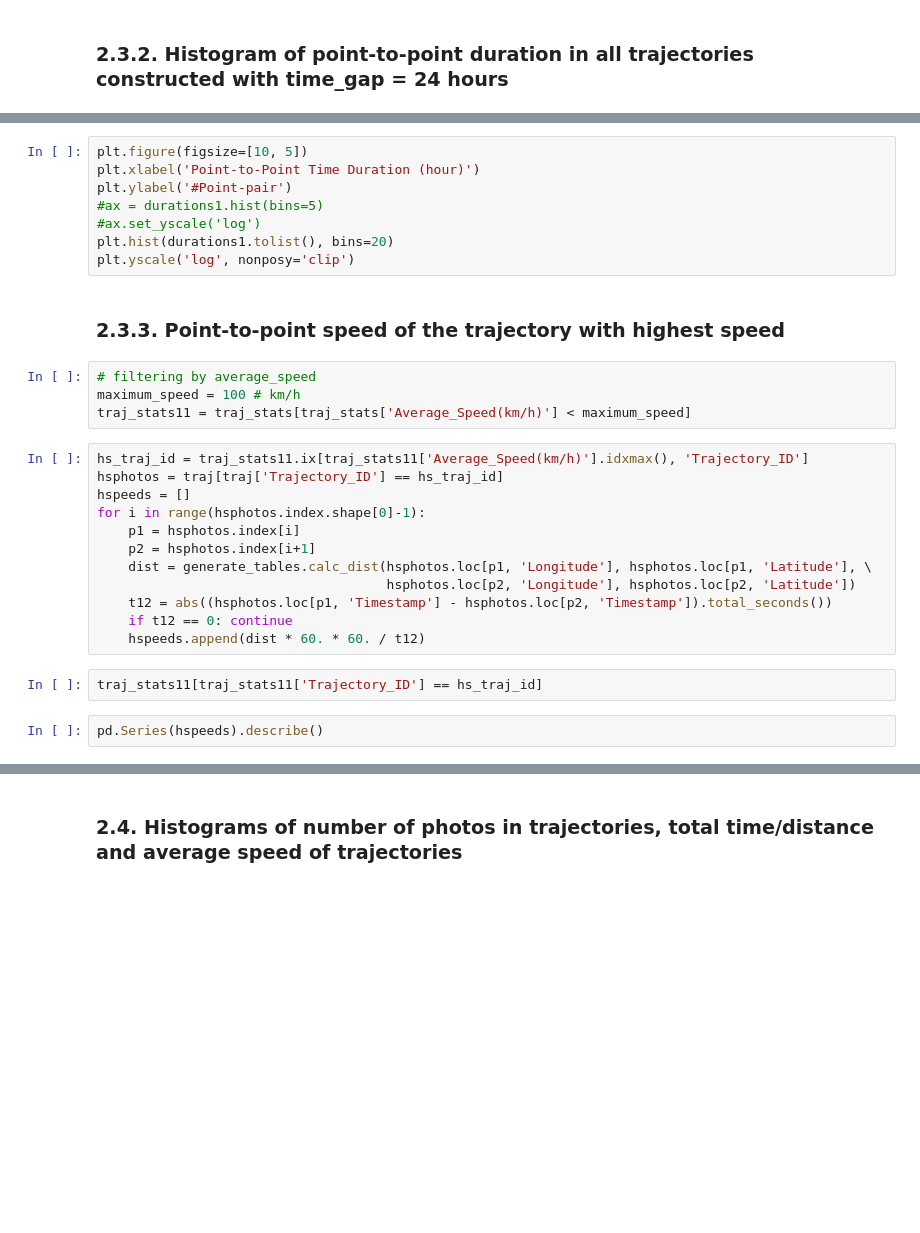
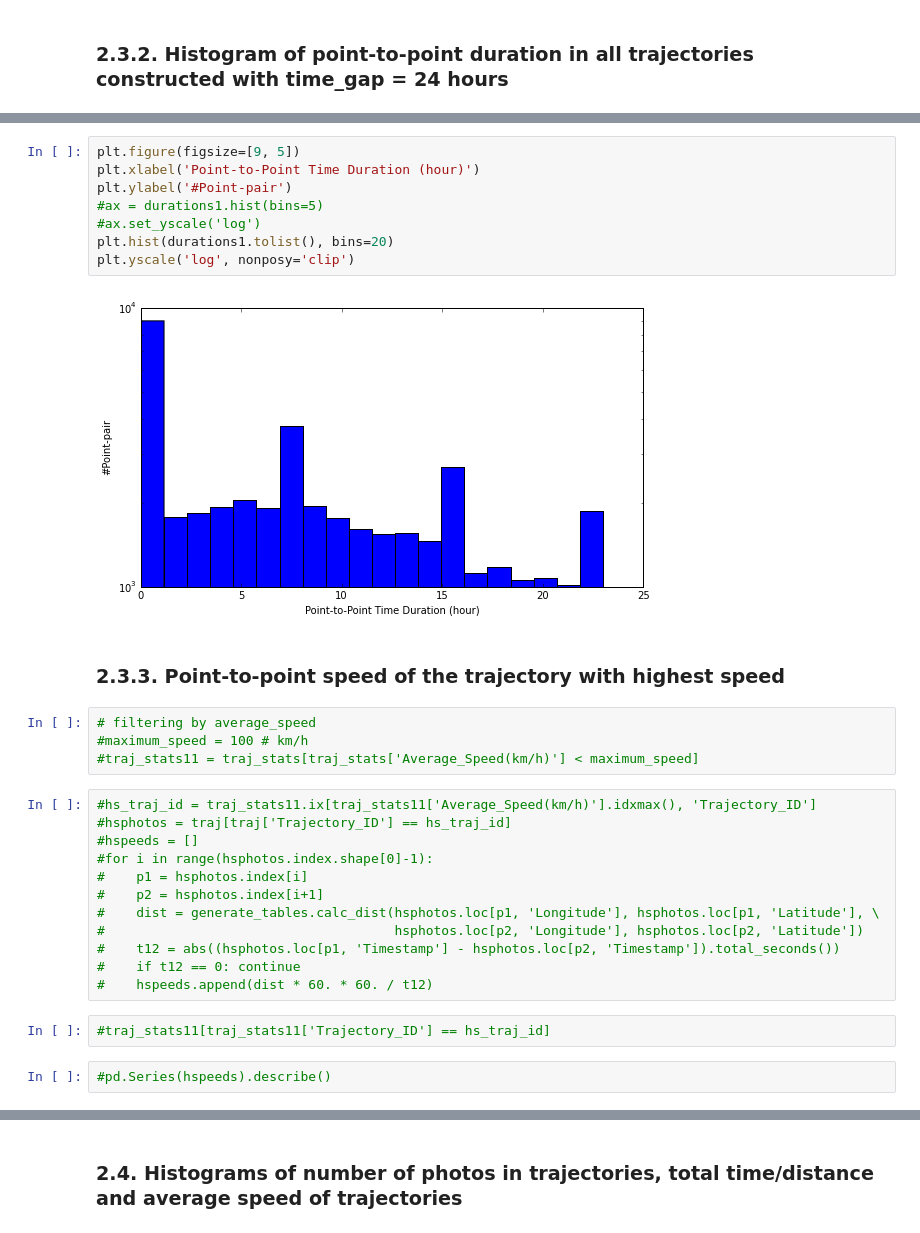
Before and after one commit to dongwookim-ml/flickr-photo, a Jupyter notebook: src/trajectory_construction.ipynb, the cells around one changed output, grey strips where cells are left out. Saved outputs shown, nothing was run; the diff lists cells and outputs as text; blank space fills up the shorter version.

```diff
--- a/src/trajectory_construction.ipynb
+++ b/src/trajectory_construction.ipynb
@@ -182,31 +260,33 @@ pd.DataFrame([durations1.min(), durations1.max(), durations1.mean(), durations1.
 # %%
-plt.figure(figsize=[10, 5])
+plt.figure(figsize=[9, 5])
 plt.xlabel('Point-to-Point Time Duration (hour)')
 plt.ylabel('#Point-pair')
 #ax = durations1.hist(bins=5)
 #ax.set_yscale('log')
 plt.hist(durations1.tolist(), bins=20)
 plt.yscale('log', nonposy='clip')
+# %% [output]
+[figure, added]
 # %% [markdown]
 ### 2.3.3. Point-to-point speed of the trajectory with highest speed
 # %%
 # filtering by average_speed
-maximum_speed = 100 # km/h
-traj_stats11 = traj_stats[traj_stats['Average_Speed(km/h)'] < maximum_speed]
+#maximum_speed = 100 # km/h
+#traj_stats11 = traj_stats[traj_stats['Average_Speed(km/h)'] < maximum_speed]
 # %%
-hs_traj_id = traj_stats11.ix[traj_stats11['Average_Speed(km/h)'].idxmax(), 'Trajectory_ID']
-hsphotos = traj[traj['Trajectory_ID'] == hs_traj_id]
-hspeeds = []
-for i in range(hsphotos.index.shape[0]-1):
-    p1 = hsphotos.index[i]
-    p2 = hsphotos.index[i+1]
-    dist = generate_tables.calc_dist(hsphotos.loc[p1, 'Longitude'], hsphotos.loc[p1, 'Latitude'], \
-                                     hsphotos.loc[p2, 'Longitude'], hsphotos.loc[p2, 'Latitude'])
-    t12 = abs((hsphotos.loc[p1, 'Timestamp'] - hsphotos.loc[p2, 'Timestamp']).total_seconds())
-    if t12 == 0: continue
-    hspeeds.append(dist * 60. * 60. / t12)
+#hs_traj_id = traj_stats11.ix[traj_stats11['Average_Speed(km/h)'].idxmax(), 'Trajectory_ID']
+#hsphotos = traj[traj['Trajectory_ID'] == hs_traj_id]
+#hspeeds = []
+#for i in range(hsphotos.index.shape[0]-1):
+#    p1 = hsphotos.index[i]
+#    p2 = hsphotos.index[i+1]
+#    dist = generate_tables.calc_dist(hsphotos.loc[p1, 'Longitude'], hsphotos.loc[p1, 'Latitude'], \
+#                                     hsphotos.loc[p2, 'Longitude'], hsphotos.loc[p2, 'Latitude'])
+#    t12 = abs((hsphotos.loc[p1, 'Timestamp'] - hsphotos.loc[p2, 'Timestamp']).total_seconds())
+#    if t12 == 0: continue
+#    hspeeds.append(dist * 60. * 60. / t12)
 # %%
-traj_stats11[traj_stats11['Trajectory_ID'] == hs_traj_id]
+#traj_stats11[traj_stats11['Trajectory_ID'] == hs_traj_id]
 # %%
-pd.Series(hspeeds).describe()
+#pd.Series(hspeeds).describe()
 # %%
```
Also changed, not shown: parts of 40 cells of this notebook, 2 other files.
